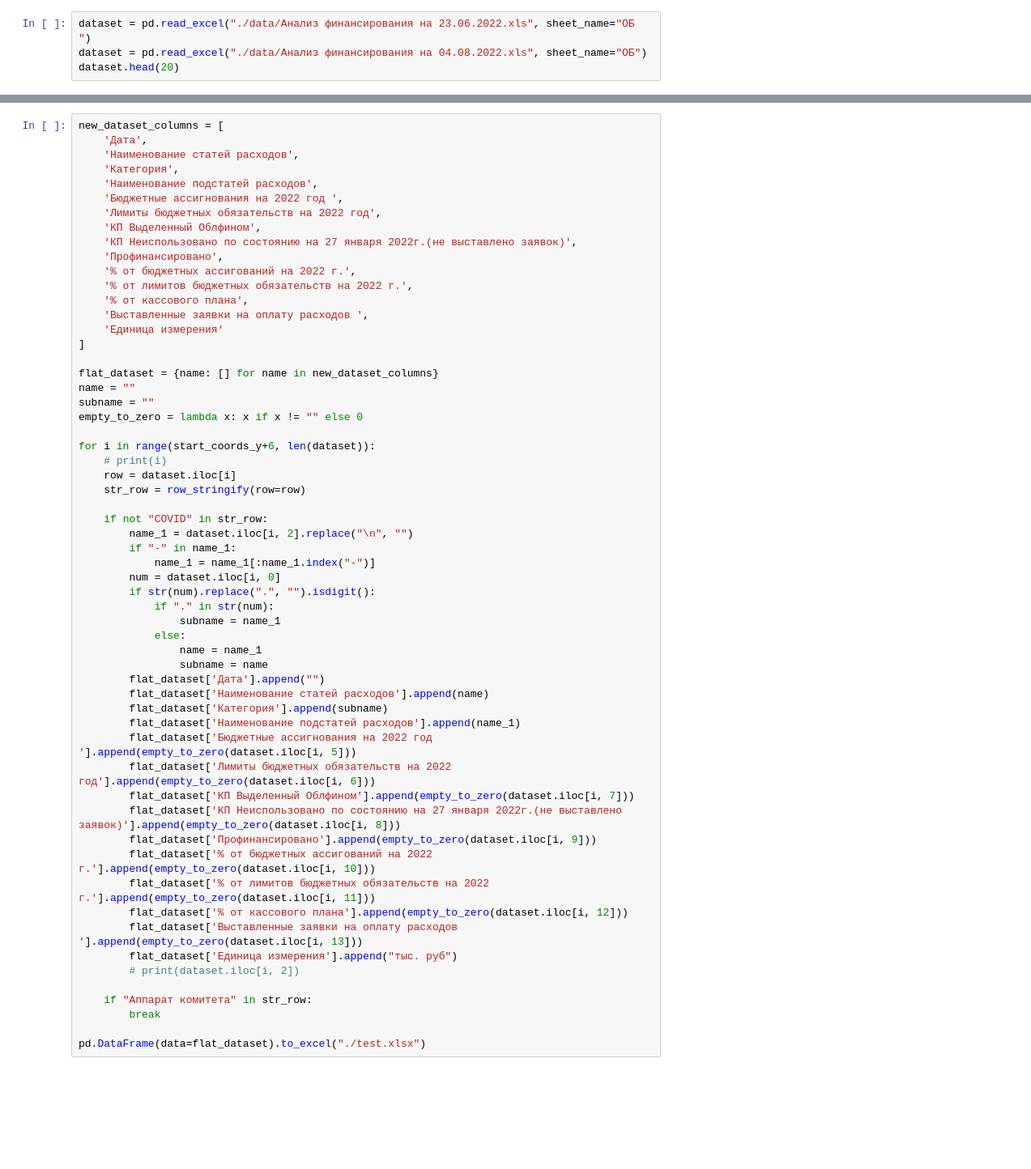
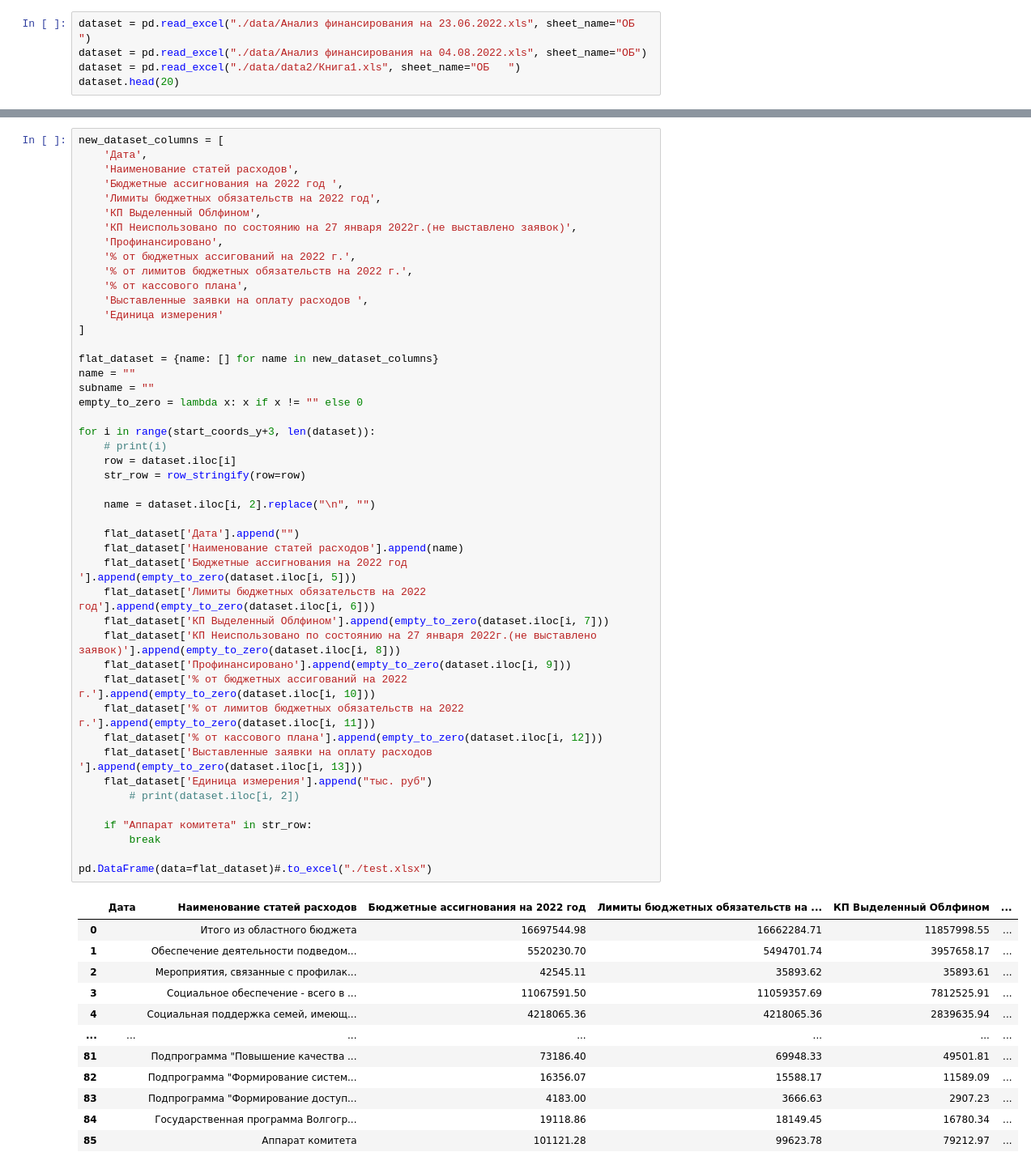
Before and after one commit to dmitrymailk/data_processing, a Jupyter notebook: data_processing/data_parser_7/data_parser_7.ipynb, the cells around one changed output, grey strips where cells are left out. Shown at 81% size. Saved outputs shown, nothing was run; the diff lists cells and outputs as text; blank space fills up the shorter version.

```diff
--- a/data_processing/data_parser_7/data_parser_7.ipynb
+++ b/data_processing/data_parser_7/data_parser_7.ipynb
@@ -4,6 +4,7 @@ import numpy as np
 # %%
 dataset = pd.read_excel("./data/Анализ финансирования на 23.06.2022.xls", sheet_name="ОБ   ")
 dataset = pd.read_excel("./data/Анализ финансирования на 04.08.2022.xls", sheet_name="ОБ")
+dataset = pd.read_excel("./data/data2/Книга1.xls", sheet_name="ОБ   ")
 dataset.head(20)
 # %% [output]
 |  | АНАЛИЗ ФИНАНСИРОВАНИЯ за 2022 г. | Unnamed: 1 | Unnamed: 2 | Unnamed: 3 | Unnamed: 4 | Unnamed: 5 | Unnamed: 6 | ... |
@@ -52,59 +53,59 @@ dataset.fillna(0, inplace=True)
 # %%
 new_dataset_columns = [
 	'Дата',
  	'Наименование статей расходов',
- 	'Категория',
- 	'Наименование подстатей расходов',
  	'Бюджетные ассигнования на 2022 год ',
  	'Лимиты бюджетных обязательств на 2022 год',
  	'КП Выделенный Облфином',
  	'КП Неиспользовано по состоянию на 27 января 2022г.(не выставлено заявок)',
  	'Профинансировано',
  	'% от бюджетных ассигований на 2022 г.',
  	'% от лимитов бюджетных обязательств на 2022 г.',
  	'% от кассового плана',
  	'Выставленные заявки на оплату расходов ',
  	'Единица измерения'
 ]
 
 flat_dataset = {name: [] for name in new_dataset_columns}
 name = ""
 subname = ""
 empty_to_zero = lambda x: x if x != "" else 0
 
-for i in range(start_coords_y+6, len(dataset)):
+for i in range(start_coords_y+3, len(dataset)):
 	# print(i)
 	row = dataset.iloc[i]
 	str_row = row_stringify(row=row)
 
-	if not "COVID" in str_row:
-		name_1 = dataset.iloc[i, 2].replace("\n", "")
-		if "-" in name_1:
-			name_1 = name_1[:name_1.index("-")]
-		num = dataset.iloc[i, 0]
-		if str(num).replace(".", "").isdigit():
-			if "." in str(num):
-				subname = name_1
-			else:
-				name = name_1
-				subname = name
-		flat_dataset['Дата'].append("")
-		flat_dataset['Наименование статей расходов'].append(name)
-		flat_dataset['Категория'].append(subname)
-		flat_dataset['Наименование подстатей расходов'].append(name_1)
-		flat_dataset['Бюджетные ассигнования на 2022 год '].append(empty_to_zero(dataset.iloc[i, 5]))
-		flat_dataset['Лимиты бюджетных обязательств на 2022 год'].append(empty_to_zero(dataset.iloc[i, 6]))
-		flat_dataset['КП Выделенный Облфином'].append(empty_to_zero(dataset.iloc[i, 7]))
-		flat_dataset['КП Неиспользовано по состоянию на 27 января 2022г.(не выставлено заявок)'].append(empty_to_zero(dataset.iloc[i, 8]))
-		flat_dataset['Профинансировано'].append(empty_to_zero(dataset.iloc[i, 9]))
-		flat_dataset['% от бюджетных ассигований на 2022 г.'].append(empty_to_zero(dataset.iloc[i, 10]))
-		flat_dataset['% от лимитов бюджетных обязательств на 2022 г.'].append(empty_to_zero(dataset.iloc[i, 11]))
-		flat_dataset['% от кассового плана'].append(empty_to_zero(dataset.iloc[i, 12]))
-		flat_dataset['Выставленные заявки на оплату расходов '].append(empty_to_zero(dataset.iloc[i, 13]))
-		flat_dataset['Единица измерения'].append("тыс. руб")
+	name = dataset.iloc[i, 2].replace("\n", "")
+
+	flat_dataset['Дата'].append("")
+	flat_dataset['Наименование статей расходов'].append(name)
+	flat_dataset['Бюджетные ассигнования на 2022 год '].append(empty_to_zero(dataset.iloc[i, 5]))
+	flat_dataset['Лимиты бюджетных обязательств на 2022 год'].append(empty_to_zero(dataset.iloc[i, 6]))
+	flat_dataset['КП Выделенный Облфином'].append(empty_to_zero(dataset.iloc[i, 7]))
+	flat_dataset['КП Неиспользовано по состоянию на 27 января 2022г.(не выставлено заявок)'].append(empty_to_zero(dataset.iloc[i, 8]))
+	flat_dataset['Профинансировано'].append(empty_to_zero(dataset.iloc[i, 9]))
+	flat_dataset['% от бюджетных ассигований на 2022 г.'].append(empty_to_zero(dataset.iloc[i, 10]))
+	flat_dataset['% от лимитов бюджетных обязательств на 2022 г.'].append(empty_to_zero(dataset.iloc[i, 11]))
+	flat_dataset['% от кассового плана'].append(empty_to_zero(dataset.iloc[i, 12]))
+	flat_dataset['Выставленные заявки на оплату расходов '].append(empty_to_zero(dataset.iloc[i, 13]))
+	flat_dataset['Единица измерения'].append("тыс. руб")
 		# print(dataset.iloc[i, 2])
 
 	if "Аппарат комитета" in str_row:
 		break
 
-pd.DataFrame(data=flat_dataset).to_excel("./test.xlsx")
+pd.DataFrame(data=flat_dataset)#.to_excel("./test.xlsx")
+# %% [output]
+|  | Дата | Наименование статей расходов | Бюджетные ассигнования на 2022 год | Лимиты бюджетных обязательств на ... | КП Выделенный Облфином | ... |
+| 0 |  | Итого из областного бюджета | 16697544.98 | 16662284.71 | 11857998.55 | ... |
+| 1 |  | Обеспечение деятельности подведом... | 5520230.70 | 5494701.74 | 3957658.17 | ... |
+| 2 |  | Мероприятия, связанные с профилак... | 42545.11 | 35893.62 | 35893.61 | ... |
+| 3 |  | Социальное обеспечение - всего в ... | 11067591.50 | 11059357.69 | 7812525.91 | ... |
+| 4 |  | Социальная поддержка семей, имеющ... | 4218065.36 | 4218065.36 | 2839635.94 | ... |
+| ... | ... | ... | ... | ... | ... | ... |
+| 81 |  | Подпрограмма "Повышение качества ... | 73186.40 | 69948.33 | 49501.81 | ... |
+| 82 |  | Подпрограмма "Формирование систем... | 16356.07 | 15588.17 | 11589.09 | ... |
+| 83 |  | Подпрограмма "Формирование доступ... | 4183.00 | 3666.63 | 2907.23 | ... |
+| 84 |  | Государственная программа Волгогр... | 19118.86 | 18149.45 | 16780.34 | ... |
+| 85 |  | Аппарат комитета | 101121.28 | 99623.78 | 79212.97 | ... |
```
Also changed, not shown: parts of 6 cells of this notebook, 14 other files.
